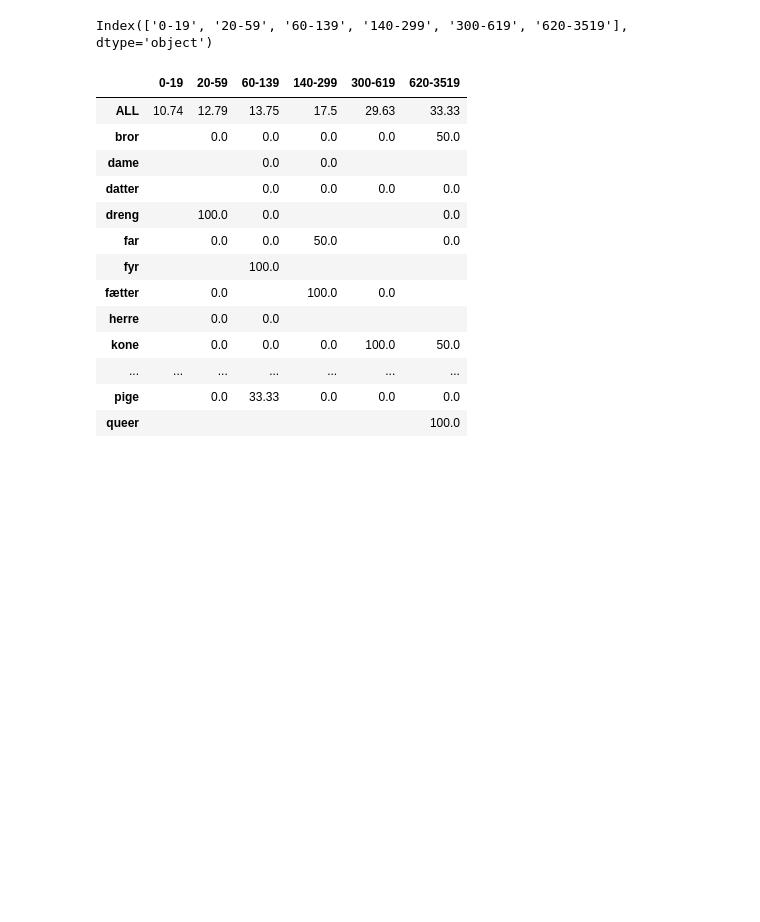
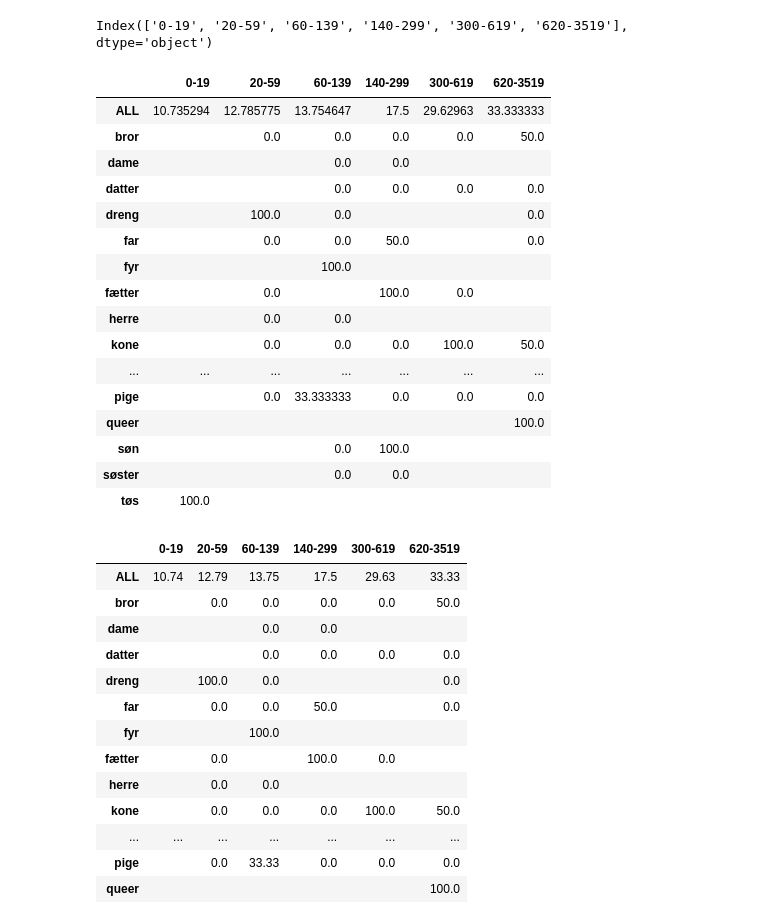
Before and after one commit to MajaMittag/gender-bias_da, a Jupyter notebook: toxicity_detection/mitigation/data_supplementation.ipynb, the cells around one changed output. Cells and saved outputs as stored; diff of their text form; code cells hidden in the pictures; blank space fills up the shorter version.

```diff
--- a/toxicity_detection/mitigation/data_supplementation.ipynb
+++ b/toxicity_detection/mitigation/data_supplementation.ipynb
@@ -363,6 +465,26 @@ results_df_2 = toxic_count_df[["lemma"]]
 for col in toxic_count_df.columns[1:-1]:
     results_df_2[col] = (toxic_count_df[col] / total_count_df[col]) * 100 # calculate percentages
 results_df_2.set_index("lemma", inplace=True)
+# %%
+results_df
+# %% [output]
+|  | 0-19 | 20-59 | 60-139 | 140-299 | 300-619 | 620-3519 |
+| ALL | 10.735294 | 12.785775 | 13.754647 | 17.5 | 29.62963 | 33.333333 |
+| bror |  | 0.0 | 0.0 | 0.0 | 0.0 | 50.0 |
+| dame |  |  | 0.0 | 0.0 |  |  |
+| datter |  |  | 0.0 | 0.0 | 0.0 | 0.0 |
+| dreng |  | 100.0 | 0.0 |  |  | 0.0 |
+| far |  | 0.0 | 0.0 | 50.0 |  | 0.0 |
+| fyr |  |  | 100.0 |  |  |  |
+| fætter |  | 0.0 |  | 100.0 | 0.0 |  |
+| herre |  | 0.0 | 0.0 |  |  |  |
+| kone |  | 0.0 | 0.0 | 0.0 | 100.0 | 50.0 |
+| ... | ... | ... | ... | ... | ... | ... |
+| pige |  | 0.0 | 33.333333 | 0.0 | 0.0 | 0.0 |
+| queer |  |  |  |  |  | 100.0 |
+| søn |  |  | 0.0 | 100.0 |  |  |
+| søster |  |  | 0.0 | 0.0 |  |  |
+| tøs | 100.0 |  |  |  |  |  |
 # %%
 # final df
 results_df = pd.concat([results_df_1, results_df_2])
```
Also changed, not shown: parts of 23 cells of this notebook, 2 other files.
